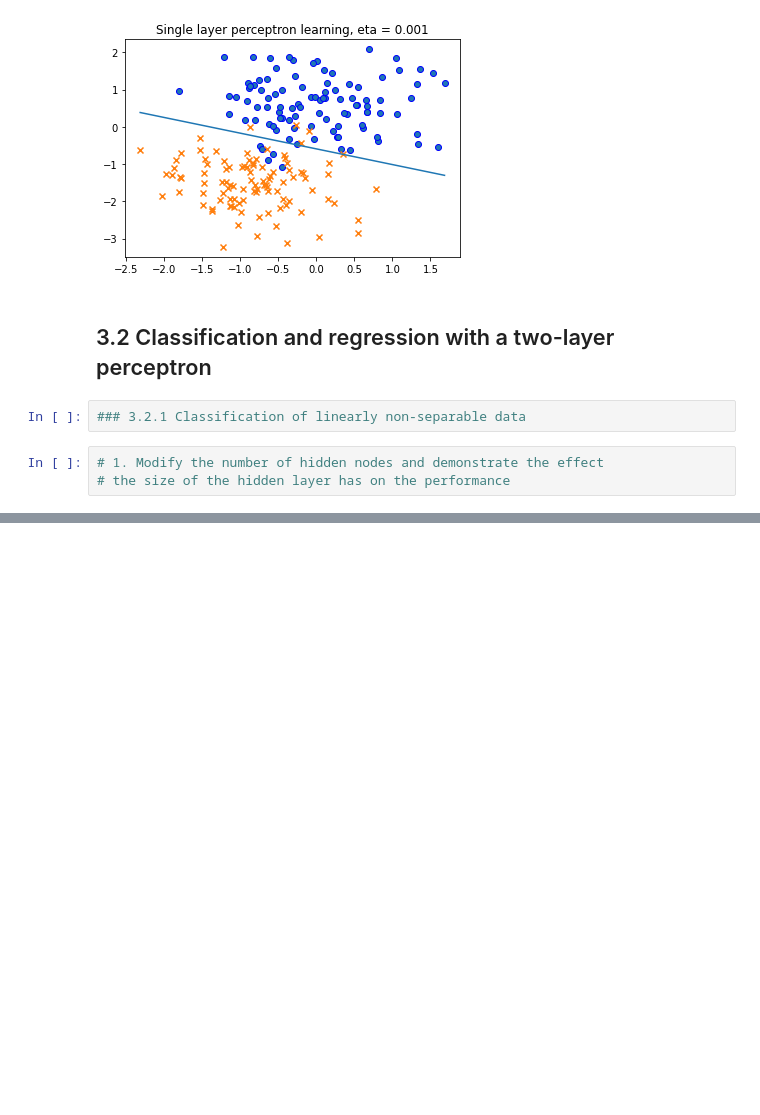
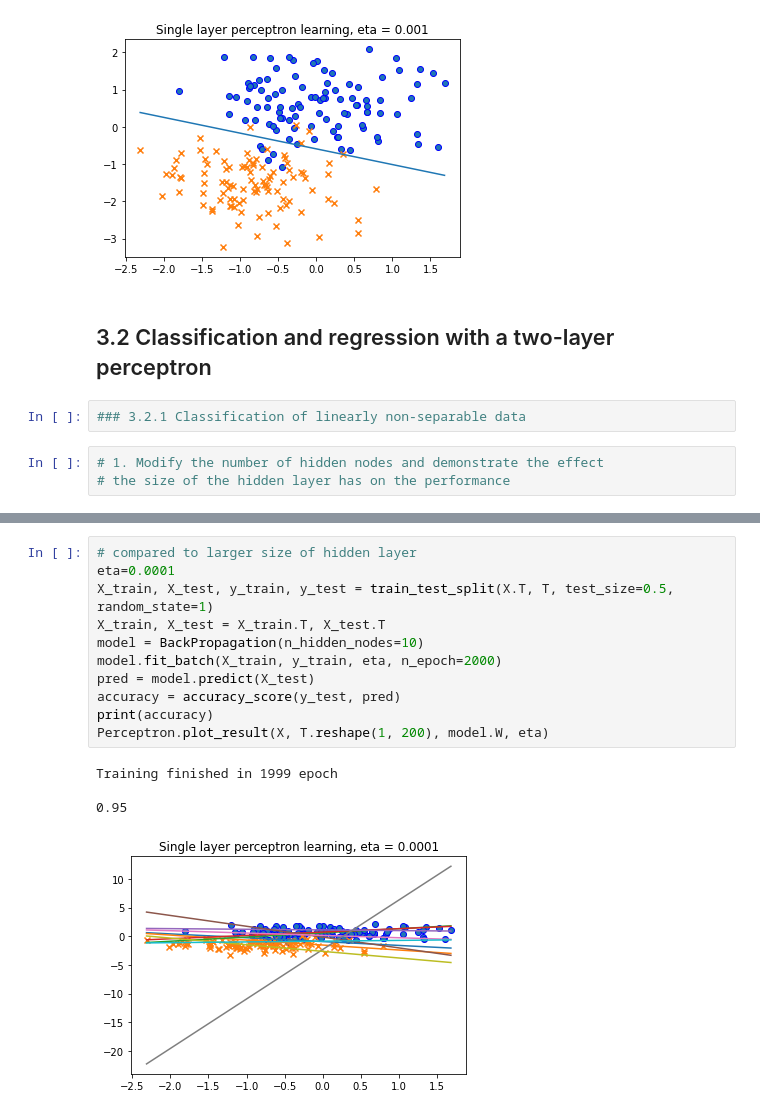
Before and after one commit to Charles2Alvin/DD2437-Lab1, a Jupyter notebook: Lab1.ipynb, the cells around one changed output, grey strips where cells are left out. Cells and saved outputs as stored; diff of their text form; blank space fills up the shorter version.

```diff
--- a/Lab1.ipynb
+++ b/Lab1.ipynb
@@ -608,0 +660,16 @@ Training finished in 1999 epoch
+# %%
+# compared to larger size of hidden layer
+eta=0.0001
+X_train, X_test, y_train, y_test = train_test_split(X.T, T, test_size=0.5, random_state=1)
+X_train, X_test = X_train.T, X_test.T
+model = BackPropagation(n_hidden_nodes=10)
+model.fit_batch(X_train, y_train, eta, n_epoch=2000)
+pred = model.predict(X_test)
+accuracy = accuracy_score(y_test, pred)
+print(accuracy)
+Perceptron.plot_result(X, T.reshape(1, 200), model.W, eta)
+# %% [output]
+Training finished in 1999 epoch
+
+0.95
+[figure, added]
```
Also changed, not shown: parts of 20 cells of this notebook.
